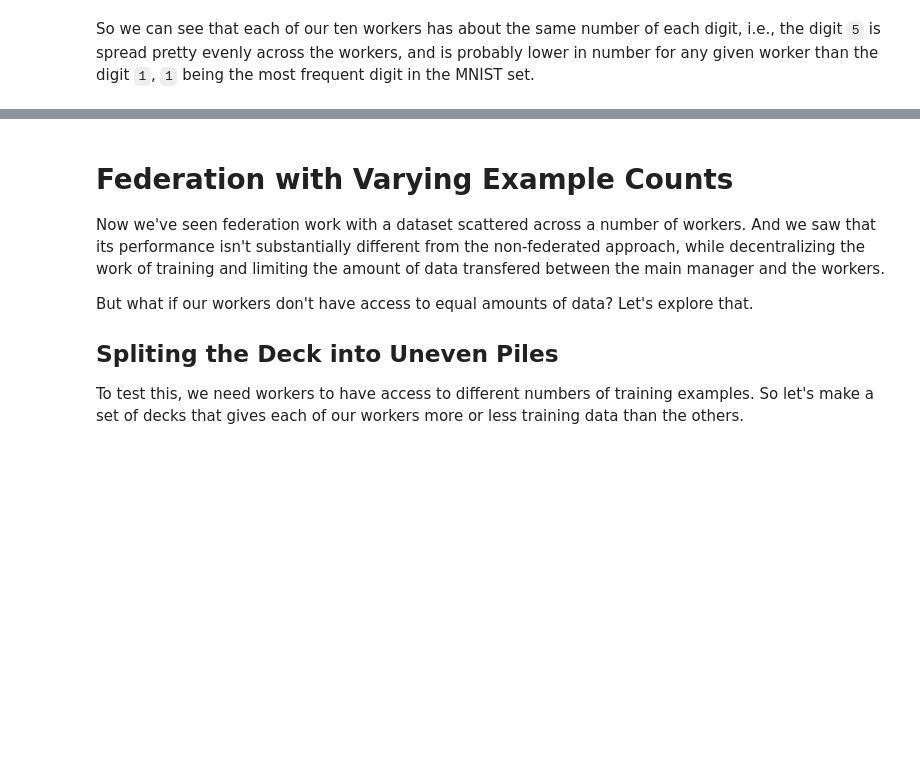
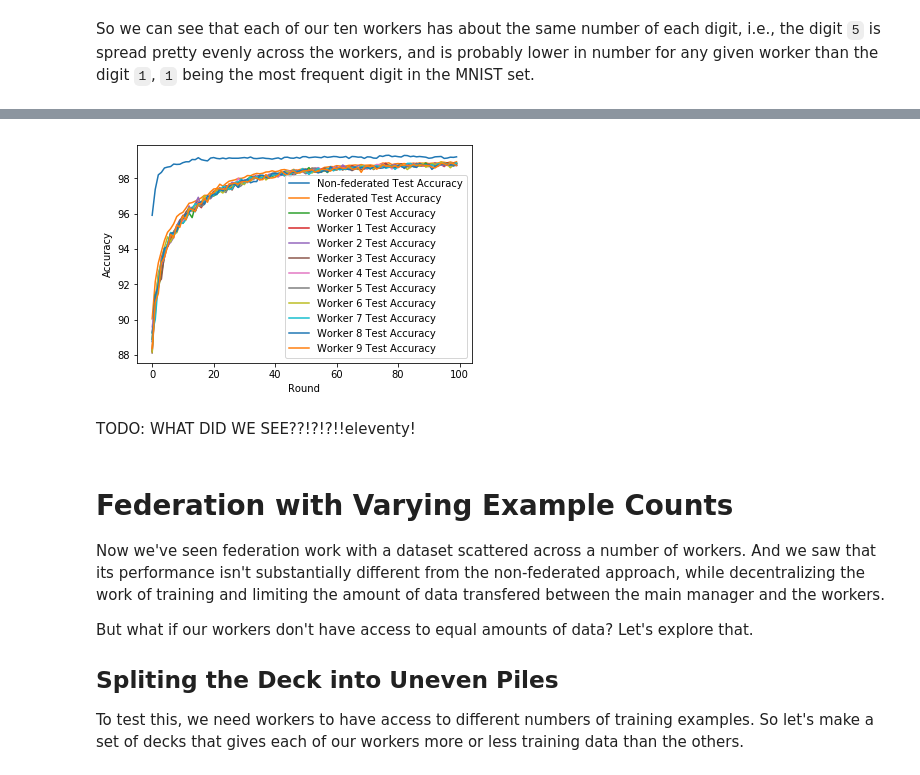
Before and after one commit to rmicallef/bfpytorch, a Jupyter notebook: MNIST-Fed-Part1.ipynb, the cells around one changed output, grey strips where cells are left out. Saved outputs shown, nothing was run; the diff lists cells and outputs as text; code cells hidden in the pictures; blank space fills up the shorter version.

```diff
--- a/MNIST-Fed-Part1.ipynb
+++ b/MNIST-Fed-Part1.ipynb
@@ -396,3 +407,20 @@ ax.legend();
+# %%
+fig, ax = plt.subplots()
+
+ax.plot(default_manager.history['test_acc'], label="Non-federated Test Accuracy")
+
+ax.plot(fed_constant_n_manager.history['test_acc'], label="Federated Test Accuracy")
+
+for w in fed_constant_n_manager.workers:
+    ax.plot(w.history['test_acc'], label=('Worker ' + str(w.name) + ' Test Accuracy'))
+
+ax.set_xlabel("Round")
+ax.set_ylabel("Accuracy")
+ax.legend();
+# %% [output]
+[figure, added]
+# %% [markdown]
+TODO: WHAT DID WE SEE??!?!?!!eleventy!
 # %% [markdown]
 # Federation with Varying Example Counts
 
```
Also changed, not shown: parts of 29 cells of this notebook, 4 other files.
